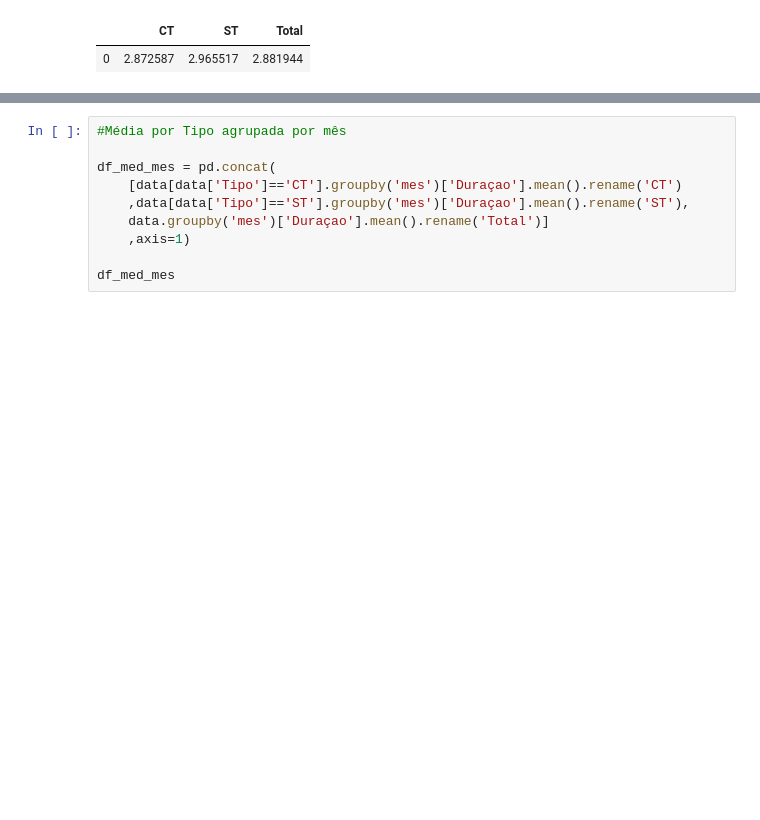
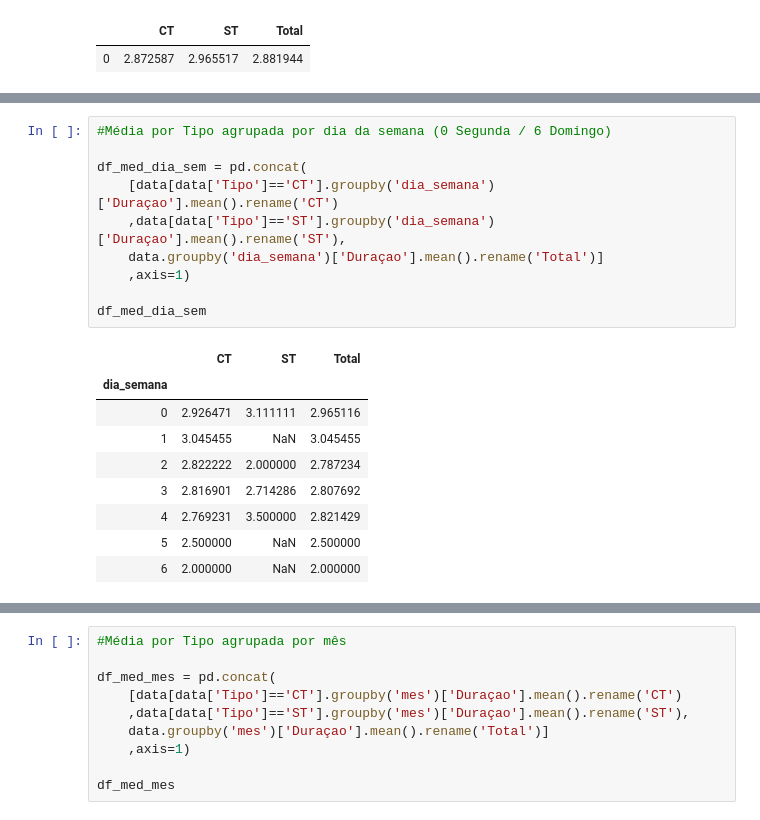
Before and after one commit to jcalheir/efc_slotss, a Jupyter notebook: slot_time/etl_jup.ipynb, the cells around one changed output, grey strips where cells are left out. Drawn from its saved outputs; the diff is of its cells as text; blank space fills up the shorter version.

```diff
--- a/slot_time/etl_jup.ipynb
+++ b/slot_time/etl_jup.ipynb
@@ -115,0 +154,20 @@ pd.DataFrame({
+# %%
+#Média por Tipo agrupada por dia da semana (0 Segunda / 6 Domingo)
+
+df_med_dia_sem = pd.concat(
+    [data[data['Tipo']=='CT'].groupby('dia_semana')['Duraçao'].mean().rename('CT')
+    ,data[data['Tipo']=='ST'].groupby('dia_semana')['Duraçao'].mean().rename('ST'),
+    data.groupby('dia_semana')['Duraçao'].mean().rename('Total')]
+    ,axis=1)
+
+df_med_dia_sem
+# %% [output]
+|  | CT | ST | Total |
+| dia_semana |  |  |  |
+| 0 | 2.926471 | 3.111111 | 2.965116 |
+| 1 | 3.045455 | NaN | 3.045455 |
+| 2 | 2.822222 | 2.000000 | 2.787234 |
+| 3 | 2.816901 | 2.714286 | 2.807692 |
+| 4 | 2.769231 | 3.500000 | 2.821429 |
+| 5 | 2.500000 | NaN | 2.500000 |
+| 6 | 2.000000 | NaN | 2.000000 |
```
Also changed, not shown: parts of 5 cells of this notebook.
